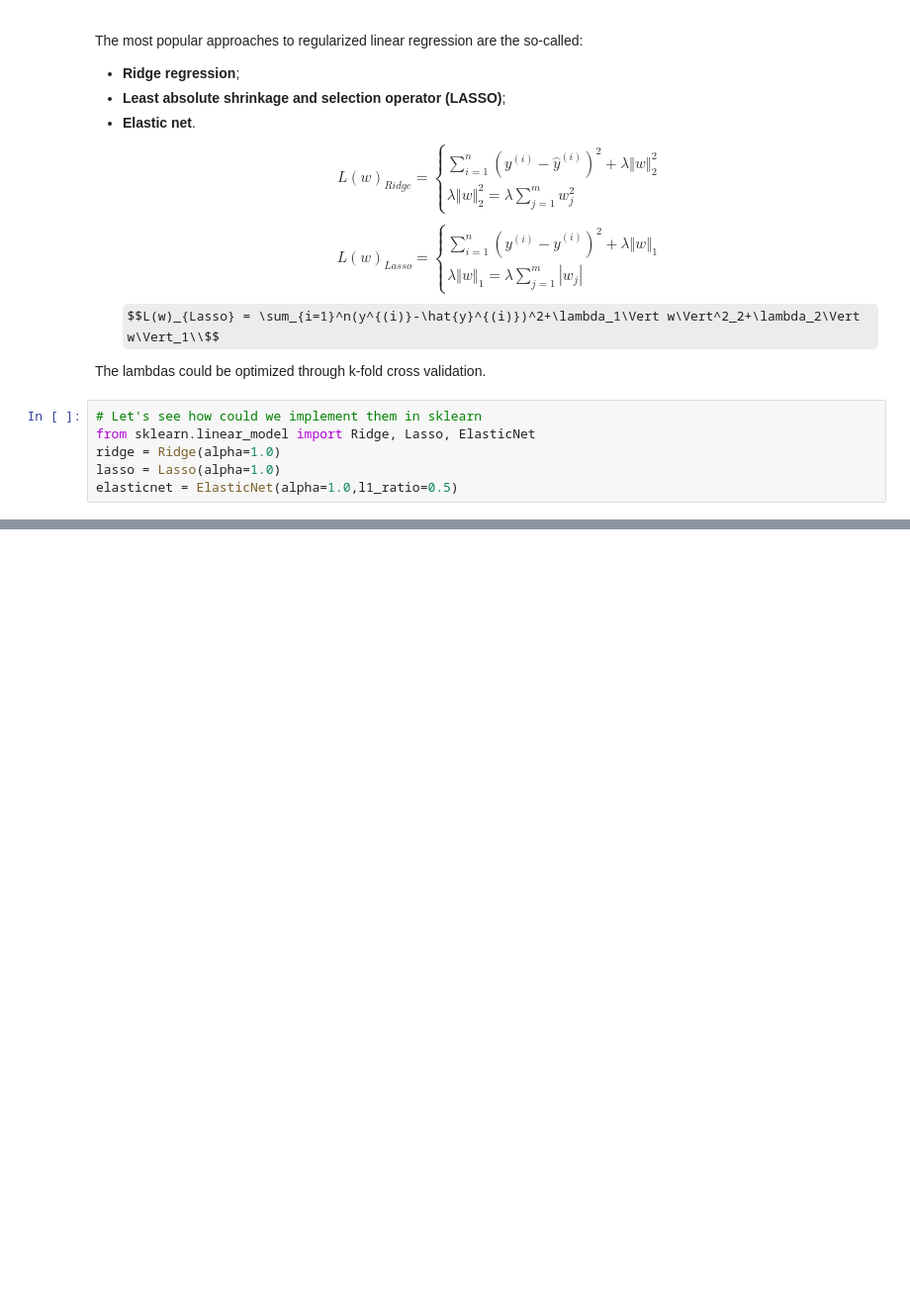
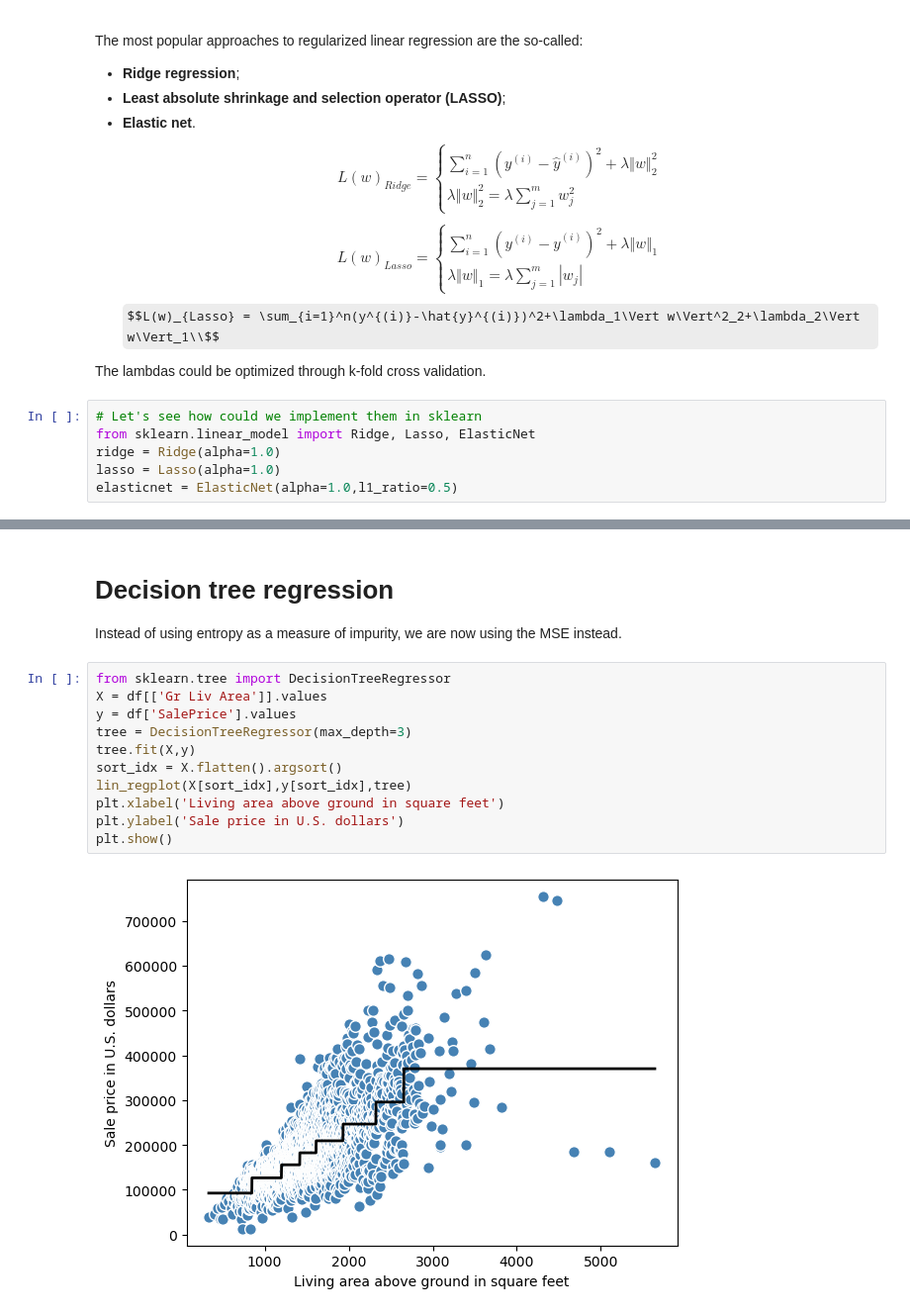
Before and after one commit to RiccardoTonioloDev/ML-w-PyTorch, a Jupyter notebook: Predicting continuous target/regression_analysis.ipynb, the cells around one changed output, grey strips where cells are left out. Shown: that part at 99% size. Drawn from its saved outputs; the diff is of its cells as text; some formulas as TeX source; blank space fills up the shorter version.

Commit message:
Finished both regressions and mlps

```diff
--- a/Predicting continuous target/regression_analysis.ipynb
+++ b/Predicting continuous target/regression_analysis.ipynb
@@ -381,0 +343,17 @@ plt.show()
+# %% [markdown]
+# Decision tree regression
+
+Instead of using entropy as a measure of impurity, we are now using the MSE instead.
+# %%
+from sklearn.tree import DecisionTreeRegressor
+X = df[['Gr Liv Area']].values
+y = df['SalePrice'].values
+tree = DecisionTreeRegressor(max_depth=3)
+tree.fit(X,y)
+sort_idx = X.flatten().argsort()
+lin_regplot(X[sort_idx],y[sort_idx],tree)
+plt.xlabel('Living area above ground in square feet')
+plt.ylabel('Sale price in U.S. dollars')
+plt.show()
+# %% [output]
+[figure, added]
```
Also changed, not shown: parts of 8 cells of this notebook, 3 other files.
